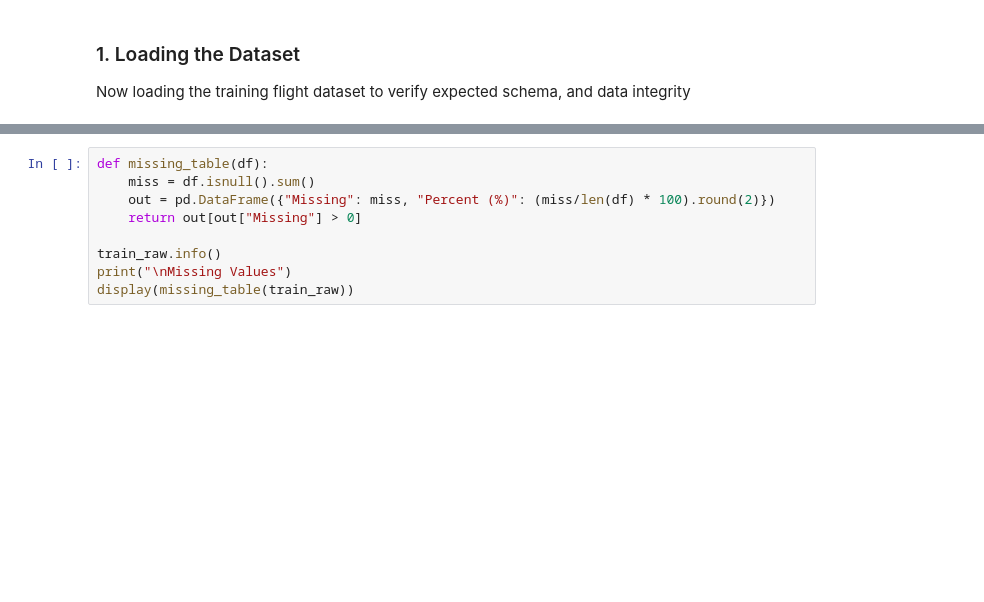
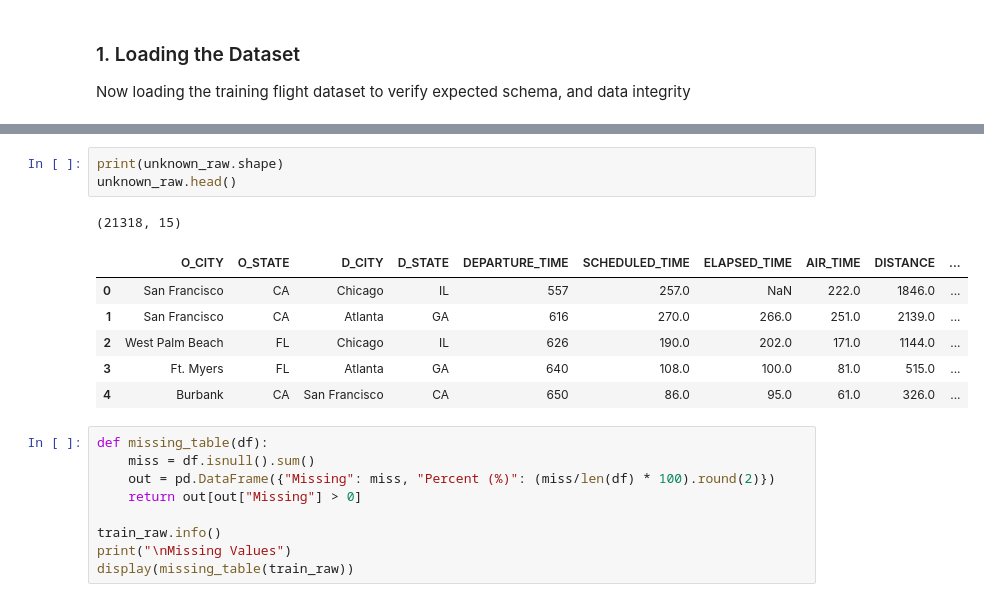
Before and after one commit to Trid3nz/Assignment-3, a Jupyter notebook: ida_a3_26460220.ipynb, the cells around one changed output, grey strips where cells are left out. Cells and saved outputs as stored; diff of their text form; blank space fills up the shorter version.

```diff
--- a/ida_a3_26460220.ipynb
+++ b/ida_a3_26460220.ipynb
@@ -47,6 +47,17 @@ train_raw.head()
 | 2 | Arlington | VA | Miami | FL | 605 | 157.0 | 151 | 130 | 919.0 | ... |
 | 3 | Chicago | IL | Orlando | FL | 603 | 163.0 | 147 | 127 | 1005.0 | ... |
 | 4 | Dallas-Fort Worth | TX | Miami | FL | 603 | 163.0 | 152 | 129 | 1121.0 | ... |
+# %%
+print(unknown_raw.shape)
+unknown_raw.head()
+# %% [output]
+(21318, 15)
+|  | O_CITY | O_STATE | D_CITY | D_STATE | DEPARTURE_TIME | SCHEDULED_TIME | ELAPSED_TIME | AIR_TIME | DISTANCE | ... |
+| 0 | San Francisco | CA | Chicago | IL | 557 | 257.0 | NaN | 222.0 | 1846.0 | ... |
+| 1 | San Francisco | CA | Atlanta | GA | 616 | 270.0 | 266.0 | 251.0 | 2139.0 | ... |
+| 2 | West Palm Beach | FL | Chicago | IL | 626 | 190.0 | 202.0 | 171.0 | 1144.0 | ... |
+| 3 | Ft. Myers | FL | Atlanta | GA | 640 | 108.0 | 100.0 | 81.0 | 515.0 | ... |
+| 4 | Burbank | CA | San Francisco | CA | 650 | 86.0 | 95.0 | 61.0 | 326.0 | ... |
 # %%
 def missing_table(df):
     miss = df.isnull().sum()
```
Also changed, not shown: parts of 14 cells of this notebook.
